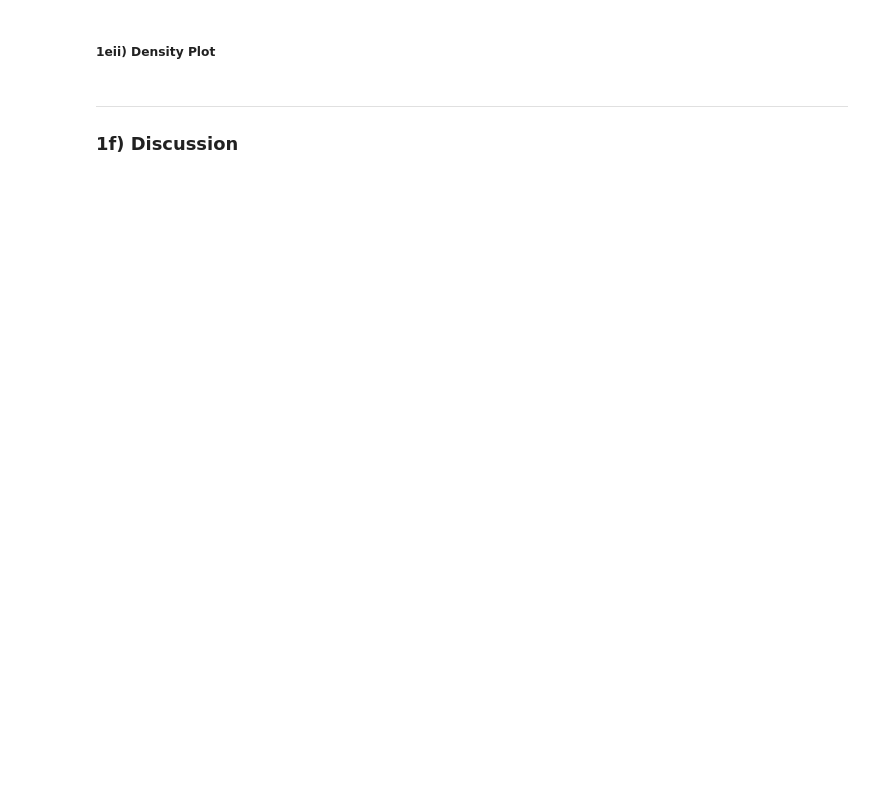
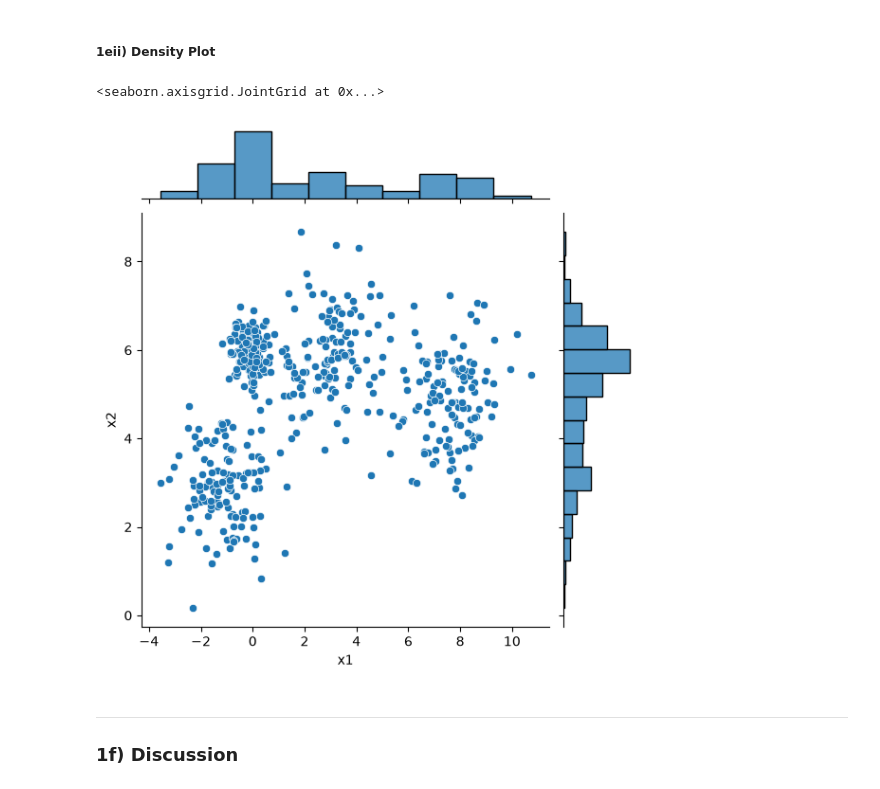
Before and after one commit to Jared-Wood135/DU-COMP4432-Machine-Learning, a Jupyter notebook: Assignments/5.ipynb, the cells around one changed output. Drawn from its saved outputs; the diff is of its cells as text; code cells hidden in the pictures; blank space fills up the shorter version.

```diff
--- a/Assignments/5.ipynb
+++ b/Assignments/5.ipynb
@@ -148,5 +193,11 @@ warnings.filterwarnings("ignore", category=DeprecationWarning)
 # %% [markdown]
 ##### 1eii) Density Plot
+# %%
+# Show the scatter and density plot
+sns.jointplot(df, x=df['x1'], y=df['x2'])
+# %% [output]
+<seaborn.axisgrid.JointGrid at 0x...>
+[figure, added]
 # %% [markdown]
 ---
 
```
Also changed, not shown: parts of 6 cells of this notebook.
